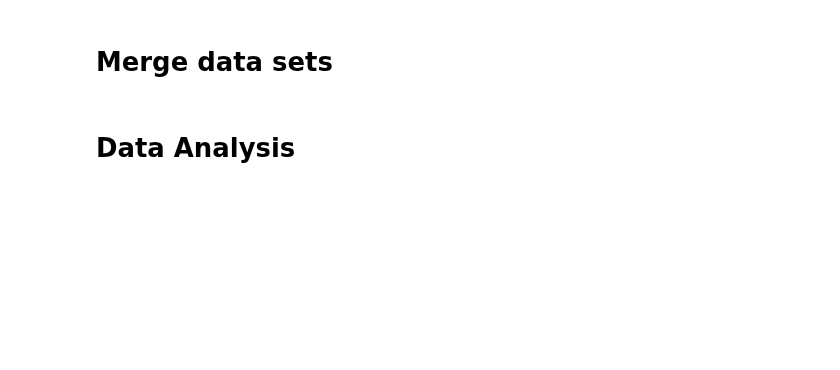
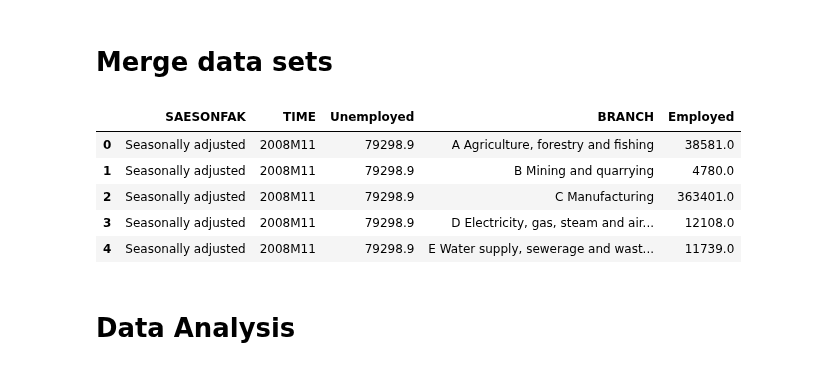
Before and after one commit to ceciliechrstnsn/projects-2021-luna-hjerteknuser, a Jupyter notebook: dataproject/dataproject.ipynb, the cells around one changed output. Drawn from its saved outputs; the diff is of its cells as text; code cells hidden in the pictures; blank space fills up the shorter version.

```diff
--- a/dataproject/dataproject.ipynb
+++ b/dataproject/dataproject.ipynb
@@ -66,0 +88,5 @@ print(r, r.url)
+# %%
+variables = {'YD': ['TOT'], 'SAESONFAK': ['10'],'Tid': ['*']}
+aus07 = Dst.get_data(table_id = 'AUS07', variables = variables)
+aus07 = aus07.iloc[:,1:] #dropping column 'YD'
+aus07.head()
@@ -66,0 +141,4 @@ print(r, r.url)
+# %%
+variables = {'BRANCHEDB071038': ['*'],'Tid': ['*']}
+lbesk03 = Dst.get_data(table_id = 'LBESK03', variables = variables)
+lbesk03.head()
@@ -67,2 +200,15 @@ print(r, r.url)
 # %% [markdown]
 # Merge data sets
+# %%
+dstmerge = pd.merge(aus07, lbesk03, how='outer', on=['TID']);
+dstmerge.rename(columns = {'INDHOLD_x': 'Unemployed', 'INDHOLD_y': 'Employed', 'TID': 'TIME', 'BRANCHEDB071038': 'BRANCH'}, inplace = True)
+#dstmerge.pd.date_to_time['TIME']
+dstmerge.head()
+#unemployed - gross
+# %% [output]
+|  | SAESONFAK | TIME | Unemployed | BRANCH | Employed |
+| 0 | Seasonally adjusted | 2008M11 | 79298.9 | A Agriculture, forestry and fishing | 38581.0 |
+| 1 | Seasonally adjusted | 2008M11 | 79298.9 | B Mining and quarrying | 4780.0 |
+| 2 | Seasonally adjusted | 2008M11 | 79298.9 | C Manufacturing | 363401.0 |
+| 3 | Seasonally adjusted | 2008M11 | 79298.9 | D Electricity, gas, steam and air... | 12108.0 |
+| 4 | Seasonally adjusted | 2008M11 | 79298.9 | E Water supply, sewerage and wast... | 11739.0 |
```
Also changed, not shown: parts of 28 cells of this notebook.
